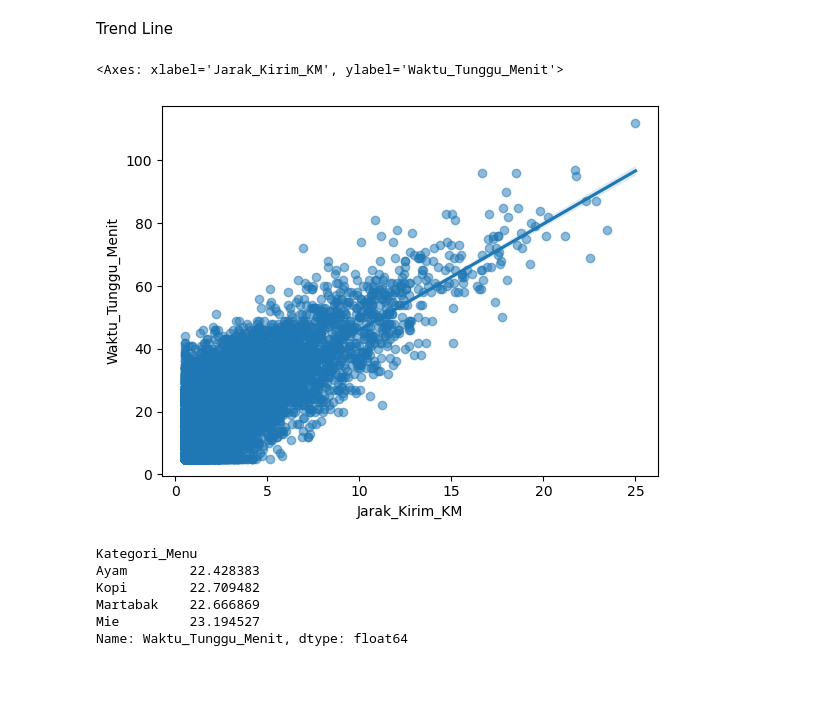
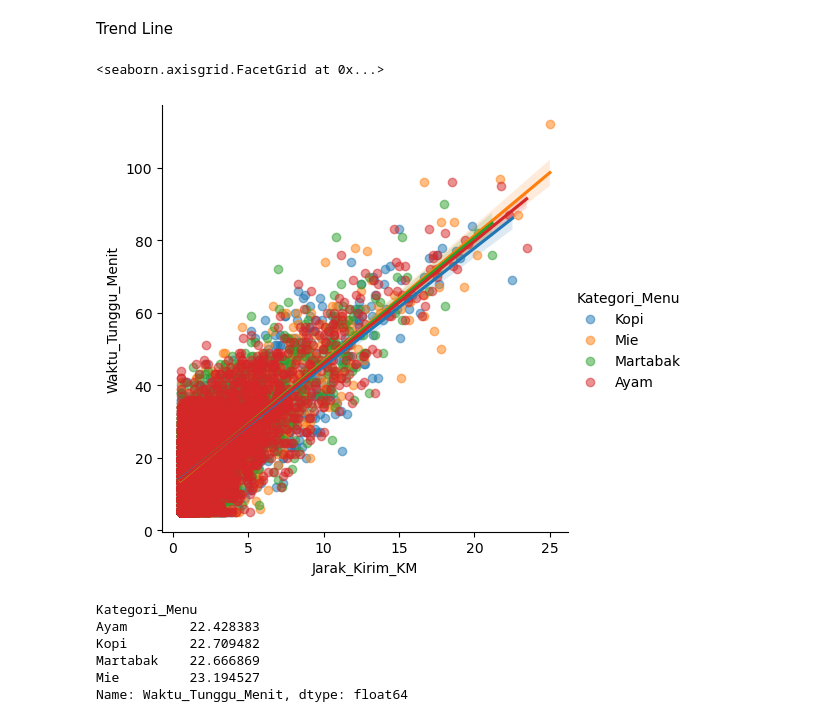
Before and after one commit to harithagm2419/Project01_DA, a Jupyter notebook: DA_P_01/notebooks/kaggle.ipynb, the cells around one changed output. Cells and saved outputs as stored; diff of their text form; code cells hidden in the pictures; blank space fills up the shorter version.

```diff
--- a/DA_P_01/notebooks/kaggle.ipynb
+++ b/DA_P_01/notebooks/kaggle.ipynb
@@ -72,0 +88,2 @@ Name: Waktu_Transaksi, dtype: object
+# %%
+df['Rating_Pelanggan'] = df.groupby('Kategori_Menu')['Rating_Pelanggan'].transform(lambda x: x.fillna(x.median()))
@@ -72,0 +94,5 @@ Name: Waktu_Transaksi, dtype: object
+# %%
+
+df['Jarak_Kirim_KM'] = df.groupby('Kategori_Menu')['Jarak_Kirim_KM'].transform(lambda x: x.fillna(x.median()))
+# %%
+df['Ulasan_Teks'] = df['Ulasan_Teks'].fillna('No Review')
@@ -156,15 +201,16 @@ plt.show()
 # %% [markdown]
 Trend Line
 # %%
-sns.regplot(
+sns.lmplot(
     x='Jarak_Kirim_KM',
     y='Waktu_Tunggu_Menit',
     data=df,
-    scatter_kws={'alpha':0.5}
+    hue='Kategori_Menu',
+    scatter_kws={'alpha': 0.5}
 )
 # %% [output]
-<Axes: xlabel='Jarak_Kirim_KM', ylabel='Waktu_Tunggu_Menit'>
+<seaborn.axisgrid.FacetGrid at 0x...>
-[figure, old version]
+[figure, new version]
 # %%
 df.groupby('Kategori_Menu')['Waktu_Tunggu_Menit'].mean()
 # %% [output]
```
Also changed, not shown: parts of 4 cells of this notebook.
